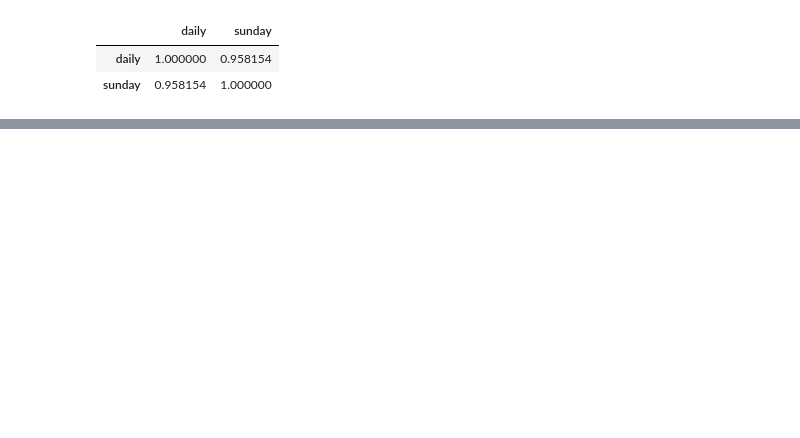
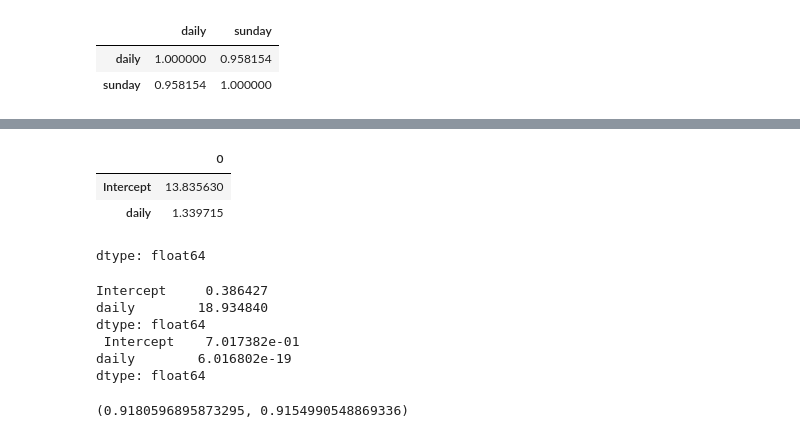
Before and after one commit to NikhithaPatibandla/ExcelR-Tutorials, a Jupyter notebook: Day19.ipynb, the cells around one changed output, grey strips where cells are left out. Cells and saved outputs as stored; diff of their text form; code cells hidden in the pictures; blank space fills up the shorter version.

```diff
--- a/Day19.ipynb
+++ b/Day19.ipynb
@@ -84,0 +96,3 @@ warnings.filterwarnings('ignore')
+# %%
+import statsmodels.formula.api as smf
+model = smf.ols('sunday~daily',data = data).fit()
@@ -84,0 +104,23 @@ warnings.filterwarnings('ignore')
+# %%
+#Coefficients
+model.params
+# %% [output]
+|  | 0 |
+| Intercept | 13.835630 |
+| daily | 1.339715 |
+dtype: float64
+# %%
+#t and p-Values
+print(model.tvalues, '\n', model.pvalues)
+# %% [output]
+Intercept     0.386427
+daily        18.934840
+dtype: float64
+ Intercept    7.017382e-01
+daily        6.016802e-19
+dtype: float64
+# %%
+#R squared values
+(model.rsquared,model.rsquared_adj)
+# %% [output]
+(0.9180596895873295, 0.9154990548869336)
```
Also changed, not shown: parts of 7 cells of this notebook.
